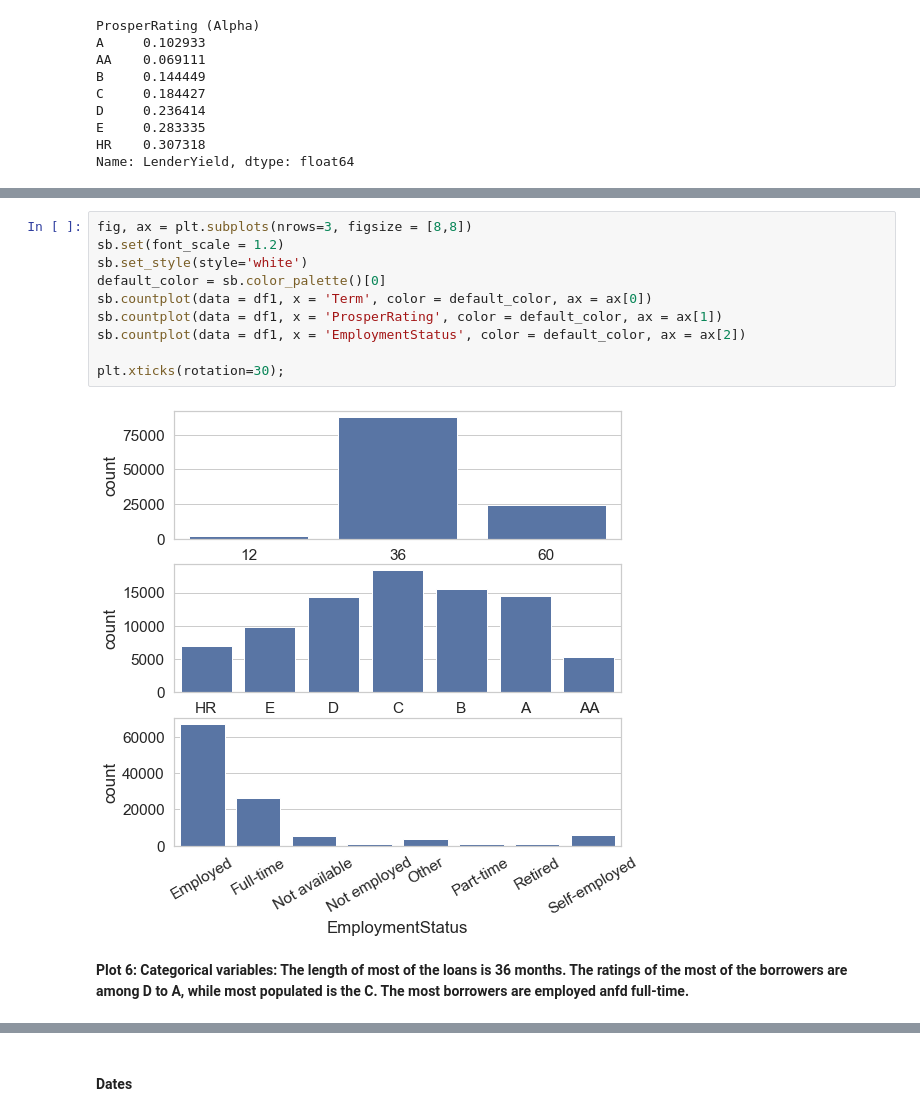
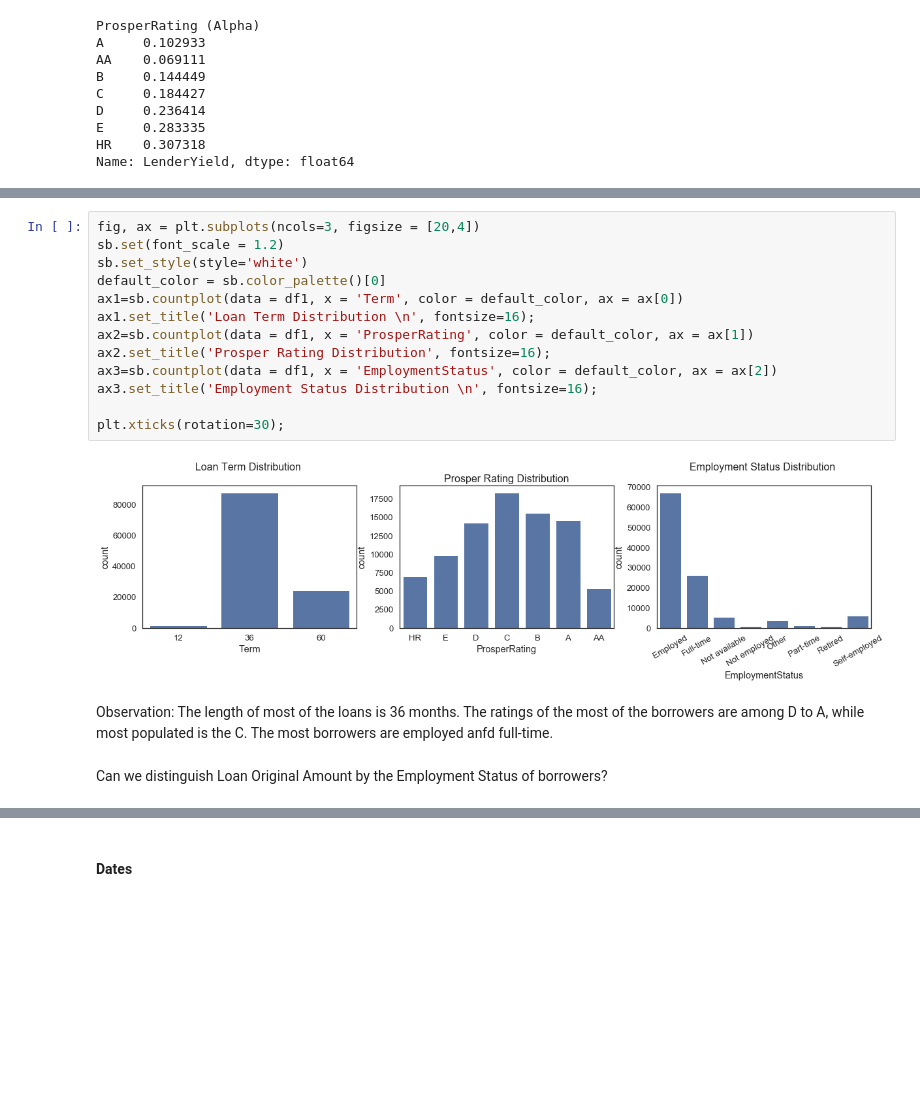
Before and after one commit to MishC/Udacity_DataAnalyst, a Jupyter notebook: project5_CommunicateDataFindings/exploration.ipynb, the cells around one changed output, grey strips where cells are left out. Cells and saved outputs as stored; diff of their text form; blank space fills up the shorter version.

```diff
--- a/project5_CommunicateDataFindings/exploration.ipynb
+++ b/project5_CommunicateDataFindings/exploration.ipynb
@@ -763,17 +757,22 @@ plt.xlim([0,60]);
 # %%
-fig, ax = plt.subplots(nrows=3, figsize = [8,8])
+fig, ax = plt.subplots(ncols=3, figsize = [20,4])
 sb.set(font_scale = 1.2)
 sb.set_style(style='white')
 default_color = sb.color_palette()[0]
-sb.countplot(data = df1, x = 'Term', color = default_color, ax = ax[0])
-sb.countplot(data = df1, x = 'ProsperRating', color = default_color, ax = ax[1])
-sb.countplot(data = df1, x = 'EmploymentStatus', color = default_color, ax = ax[2])
+ax1=sb.countplot(data = df1, x = 'Term', color = default_color, ax = ax[0])
+ax1.set_title('Loan Term Distribution \n', fontsize=16);
+ax2=sb.countplot(data = df1, x = 'ProsperRating', color = default_color, ax = ax[1])
+ax2.set_title('Prosper Rating Distribution', fontsize=16);
+ax3=sb.countplot(data = df1, x = 'EmploymentStatus', color = default_color, ax = ax[2])
+ax3.set_title('Employment Status Distribution \n', fontsize=16);
 
 plt.xticks(rotation=30);
 # %% [output]
-[figure, old version]
+[figure, new version]
 # %% [markdown]
-**Plot 6: Categorical variables: The length of most of the loans is 36 months. The ratings of the most of the borrowers are among D to A, while most populated is the C. The most borrowers are employed anfd full-time.**
+Observation: The length of most of the loans is 36 months. The ratings of the most of the borrowers are among D to A, while most populated is the C. The most borrowers are employed anfd full-time.
+# %% [markdown]
+Can we distinguish Loan Original Amount by the Employment Status of borrowers?
 # %%
 plt.figure(figsize = [20, 10])
 
```
Also changed, not shown: parts of 90 cells of this notebook, 3 other files.
